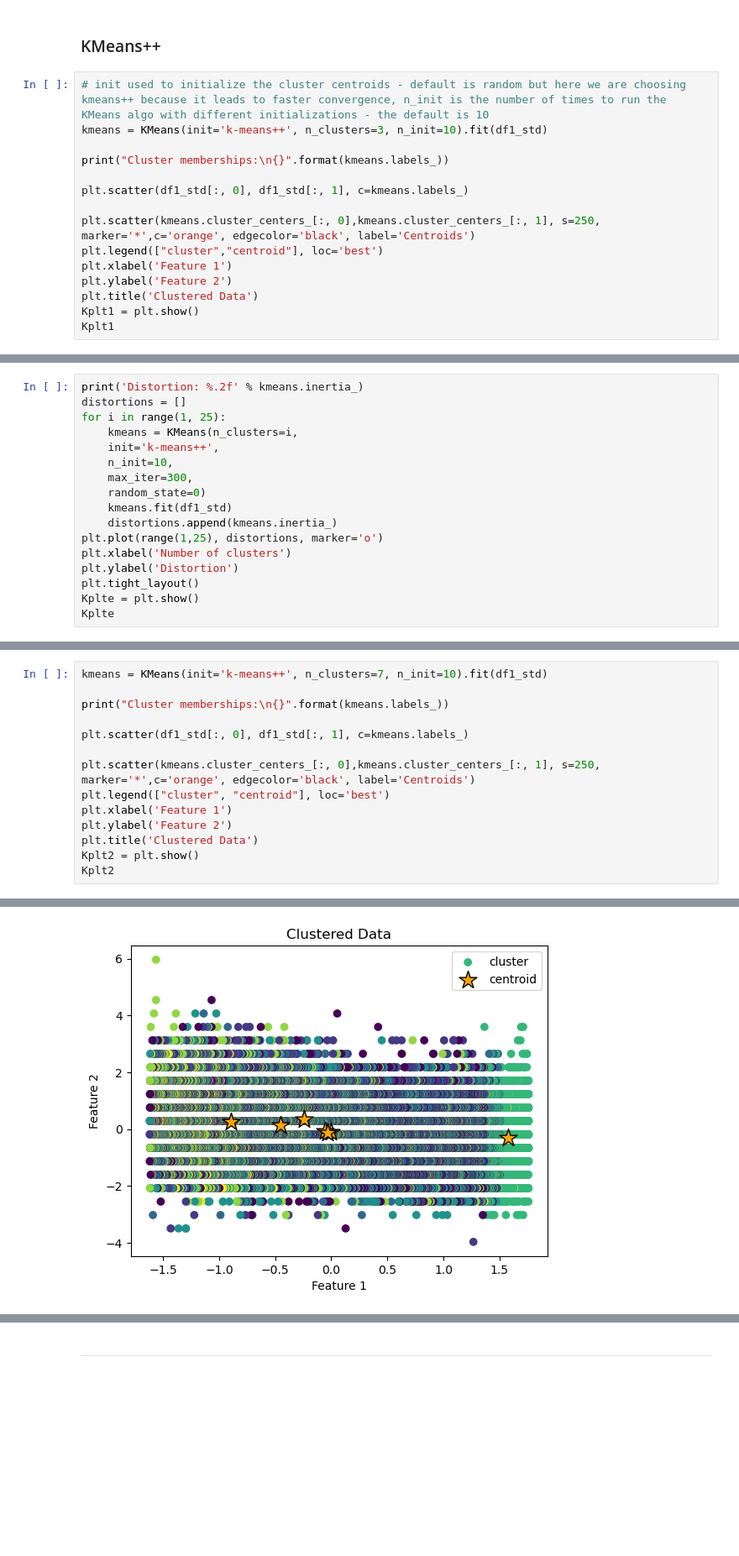
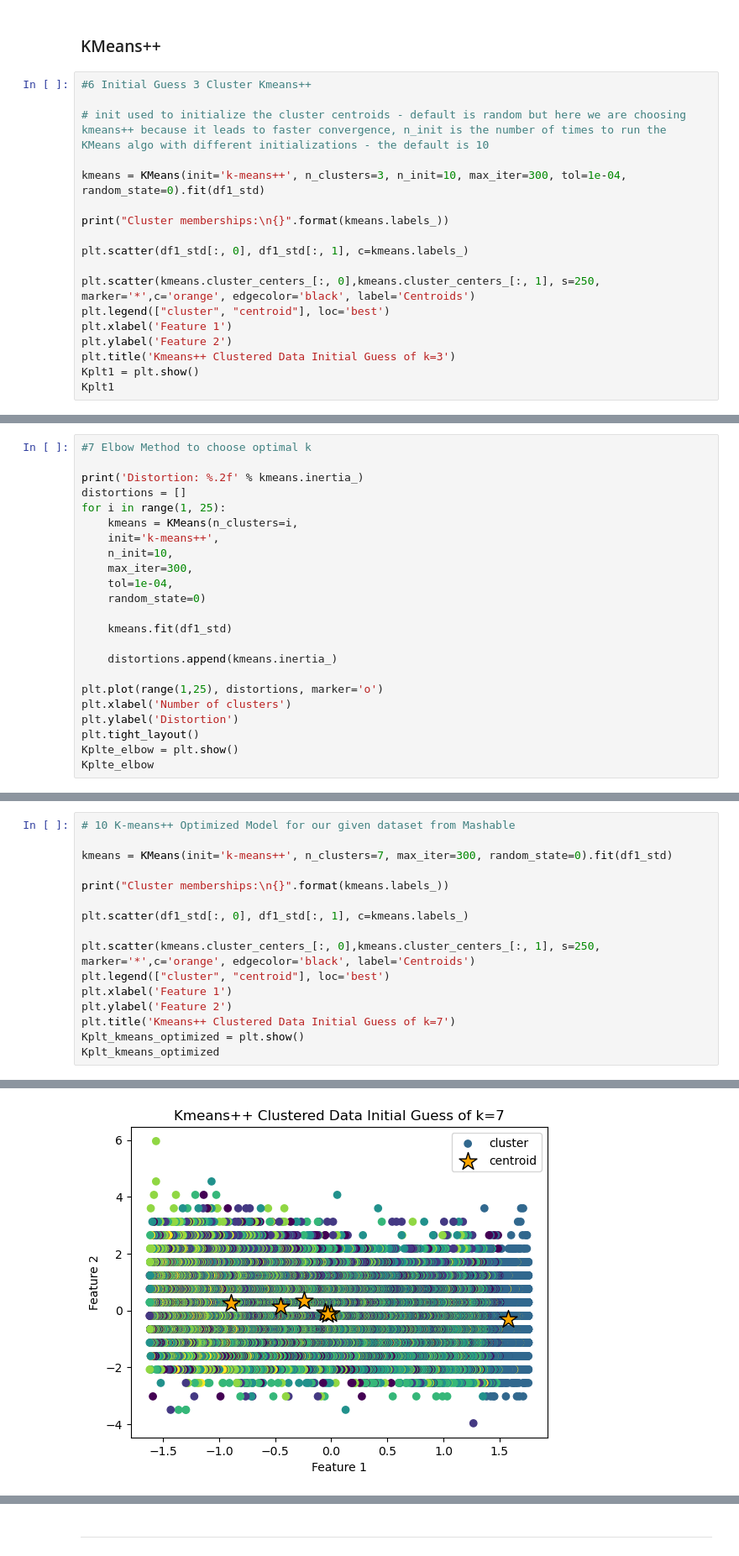
Before and after one commit to Mcusac/OnlineNewsPopML, a Jupyter notebook: 3 - Clustering, Association Rules, or Recommenders/Clustering(RoughDraft).ipynb, the cells around one changed output, grey strips where cells are left out. Shown at 84% size. Drawn from its saved outputs; the diff is of its cells as text; blank space fills up the shorter version.

```diff
--- a/3 - Clustering, Association Rules, or Recommenders/Clustering(RoughDraft).ipynb
+++ b/3 - Clustering, Association Rules, or Recommenders/Clustering(RoughDraft).ipynb
@@ -220,18 +281,21 @@ Train and adjust parameters
 # %% [markdown]
 ### KMeans++
 # %%
+#6 Initial Guess 3 Cluster Kmeans++
+
 # init used to initialize the cluster centroids - default is random but here we are choosing kmeans++ because it leads to faster convergence, n_init is the number of times to run the KMeans algo with different initializations - the default is 10
-kmeans = KMeans(init='k-means++', n_clusters=3, n_init=10).fit(df1_std)
+
+kmeans = KMeans(init='k-means++', n_clusters=3, n_init=10, max_iter=300, tol=1e-04, random_state=0).fit(df1_std)
 
 print("Cluster memberships:\n{}".format(kmeans.labels_))
 
 plt.scatter(df1_std[:, 0], df1_std[:, 1], c=kmeans.labels_)
 
 plt.scatter(kmeans.cluster_centers_[:, 0],kmeans.cluster_centers_[:, 1], s=250, marker='*',c='orange', edgecolor='black', label='Centroids')
-plt.legend(["cluster","centroid"], loc='best')
+plt.legend(["cluster", "centroid"], loc='best')
 plt.xlabel('Feature 1')
 plt.ylabel('Feature 2')
-plt.title('Clustered Data')
+plt.title('Kmeans++ Clustered Data Initial Guess of k=3')
 Kplt1 = plt.show()
 Kplt1
 # %% [output]
@@ -248,4 +313,6 @@ Cluster memberships:
 # %%
+#7 Elbow Method to choose optimal k
+
 print('Distortion: %.2f' % kmeans.inertia_)
 distortions = []
 for i in range(1, 25):
@@ -253,13 +320,17 @@ for i in range(1, 25):
     init='k-means++',
     n_init=10,
     max_iter=300,
+    tol=1e-04,
     random_state=0)
+
     kmeans.fit(df1_std)
+
     distortions.append(kmeans.inertia_)
+
 plt.plot(range(1,25), distortions, marker='o')
 plt.xlabel('Number of clusters')
 plt.ylabel('Distortion')
 plt.tight_layout()
-Kplte = plt.show()
-Kplte
+Kplte_elbow = plt.show()
+Kplte_elbow
 # %% [output]
@@ -270,5 +432,7 @@ Distortion: 2106016.87
 # %%
-kmeans = KMeans(init='k-means++', n_clusters=7, n_init=10).fit(df1_std)
+# 10 K-means++ Optimized Model for our given dataset from Mashable
+
+kmeans = KMeans(init='k-means++', n_clusters=7, max_iter=300, random_state=0).fit(df1_std)
 
 print("Cluster memberships:\n{}".format(kmeans.labels_))
 
@@ -278,8 +442,8 @@ plt.scatter(kmeans.cluster_centers_[:, 0],kmeans.cluster_centers_[:, 1], s=250,
 plt.legend(["cluster", "centroid"], loc='best')
 plt.xlabel('Feature 1')
 plt.ylabel('Feature 2')
-plt.title('Clustered Data')
-Kplt2 = plt.show()
-Kplt2
+plt.title('Kmeans++ Clustered Data Initial Guess of k=7')
+Kplt_kmeans_optimized = plt.show()
+Kplt_kmeans_optimized
 # %% [output]
 Cluster memberships:
@@ -287 +451 @@ Cluster memberships:
-[figure, old version]
+[figure, new version]
```
Also changed, not shown: parts of 80 cells of this notebook.
